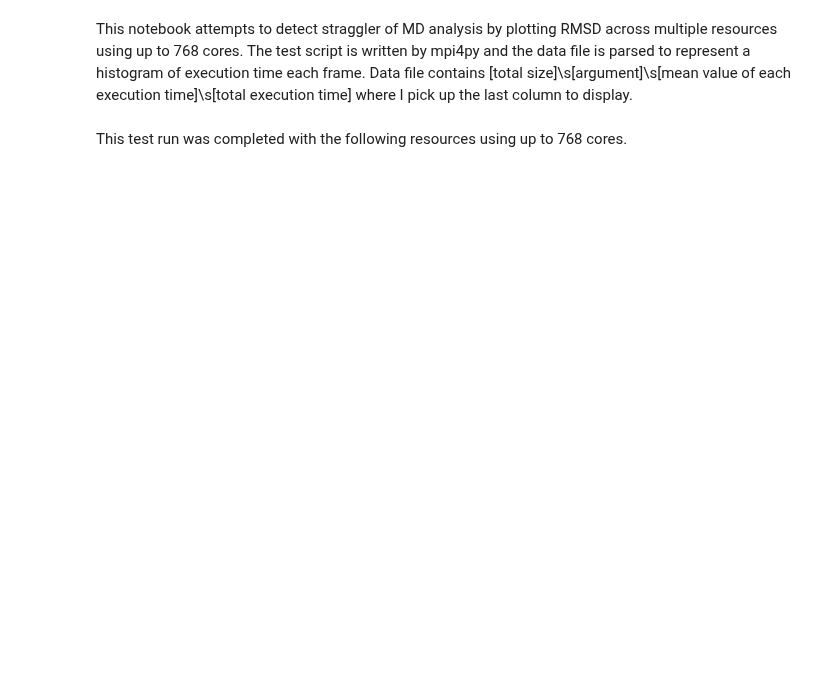
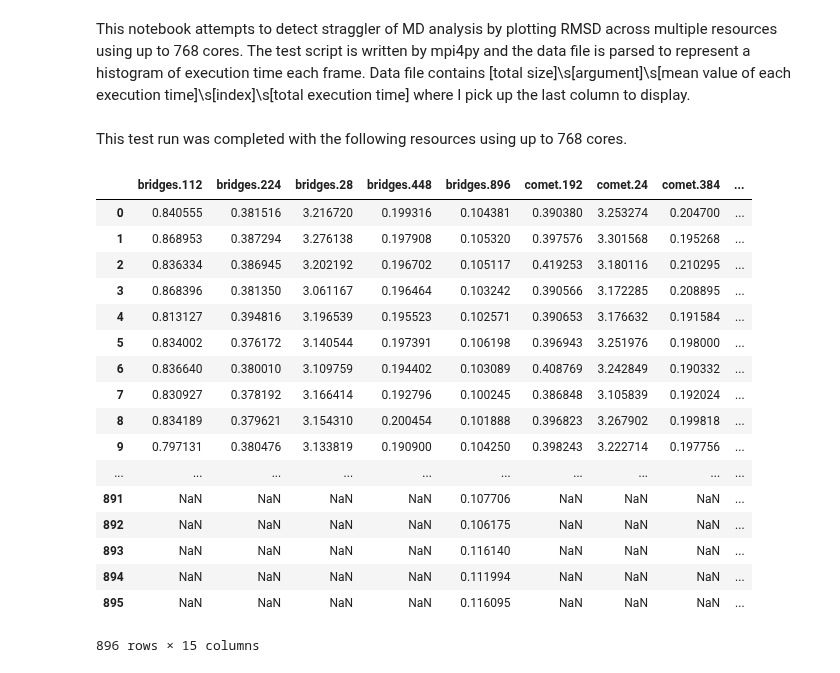
Before and after one commit to radical-experiments/midas_exps, a Jupyter notebook: RMSD-MDAnalysis/mpi4py/straggler for RMSD on Bridges, Comet and Wrangler (up to 768 cores).ipynb, the cells around one changed output. Saved outputs shown, nothing was run; the diff lists cells and outputs as text; code cells hidden in the pictures; blank space fills up the shorter version.

```diff
--- a/RMSD-MDAnalysis/mpi4py/straggler for RMSD on Bridges, Comet and Wrangler (up to 768 cores).ipynb
+++ b/RMSD-MDAnalysis/mpi4py/straggler for RMSD on Bridges, Comet and Wrangler (up to 768 cores).ipynb
@@ -1,3 +1,3 @@
 # %% [markdown]
-This notebook attempts to detect straggler of MD analysis by plotting RMSD across multiple resources using up to 768 cores. The test script is written by mpi4py and the data file is parsed to represent a histogram of execution time each frame. Data file contains [total size]\s[argument]\s[mean value of each execution time]\s[total execution time] where I pick up the last column to display.
+This notebook attempts to detect straggler of MD analysis by plotting RMSD across multiple resources using up to 768 cores. The test script is written by mpi4py and the data file is parsed to represent a histogram of execution time each frame. Data file contains [total size]\s[argument]\s[mean value of each execution time]\s[index]\s[total execution time] where I pick up the last column to display.
 # %%
@@ -18,3 +21,23 @@ for resource_name, core_list in entry.items():
         df[resource_name + "." + str(num_cores)] = df_tmp[4]
 # %%
 df = pd.DataFrame.from_dict(df)
+df
+# %% [output]
+|  | bridges.112 | bridges.224 | bridges.28 | bridges.448 | bridges.896 | comet.192 | comet.24 | comet.384 | ... |
+| 0 | 0.840555 | 0.381516 | 3.216720 | 0.199316 | 0.104381 | 0.390380 | 3.253274 | 0.204700 | ... |
+| 1 | 0.868953 | 0.387294 | 3.276138 | 0.197908 | 0.105320 | 0.397576 | 3.301568 | 0.195268 | ... |
+| 2 | 0.836334 | 0.386945 | 3.202192 | 0.196702 | 0.105117 | 0.419253 | 3.180116 | 0.210295 | ... |
+| 3 | 0.868396 | 0.381350 | 3.061167 | 0.196464 | 0.103242 | 0.390566 | 3.172285 | 0.208895 | ... |
+| 4 | 0.813127 | 0.394816 | 3.196539 | 0.195523 | 0.102571 | 0.390653 | 3.176632 | 0.191584 | ... |
+| 5 | 0.834002 | 0.376172 | 3.140544 | 0.197391 | 0.106198 | 0.396943 | 3.251976 | 0.198000 | ... |
+| 6 | 0.836640 | 0.380010 | 3.109759 | 0.194402 | 0.103089 | 0.408769 | 3.242849 | 0.190332 | ... |
+| 7 | 0.830927 | 0.378192 | 3.166414 | 0.192796 | 0.100245 | 0.386848 | 3.105839 | 0.192024 | ... |
+| 8 | 0.834189 | 0.379621 | 3.154310 | 0.200454 | 0.101888 | 0.396823 | 3.267902 | 0.199818 | ... |
+| 9 | 0.797131 | 0.380476 | 3.133819 | 0.190900 | 0.104250 | 0.398243 | 3.222714 | 0.197756 | ... |
+| ... | ... | ... | ... | ... | ... | ... | ... | ... | ... |
+| 891 | NaN | NaN | NaN | NaN | 0.107706 | NaN | NaN | NaN | ... |
+| 892 | NaN | NaN | NaN | NaN | 0.106175 | NaN | NaN | NaN | ... |
+| 893 | NaN | NaN | NaN | NaN | 0.116140 | NaN | NaN | NaN | ... |
+| 894 | NaN | NaN | NaN | NaN | 0.111994 | NaN | NaN | NaN | ... |
+| 895 | NaN | NaN | NaN | NaN | 0.116095 | NaN | NaN | NaN | ... |
+896 rows × 15 columns
```
Also changed, not shown: parts of 6 cells of this notebook.
